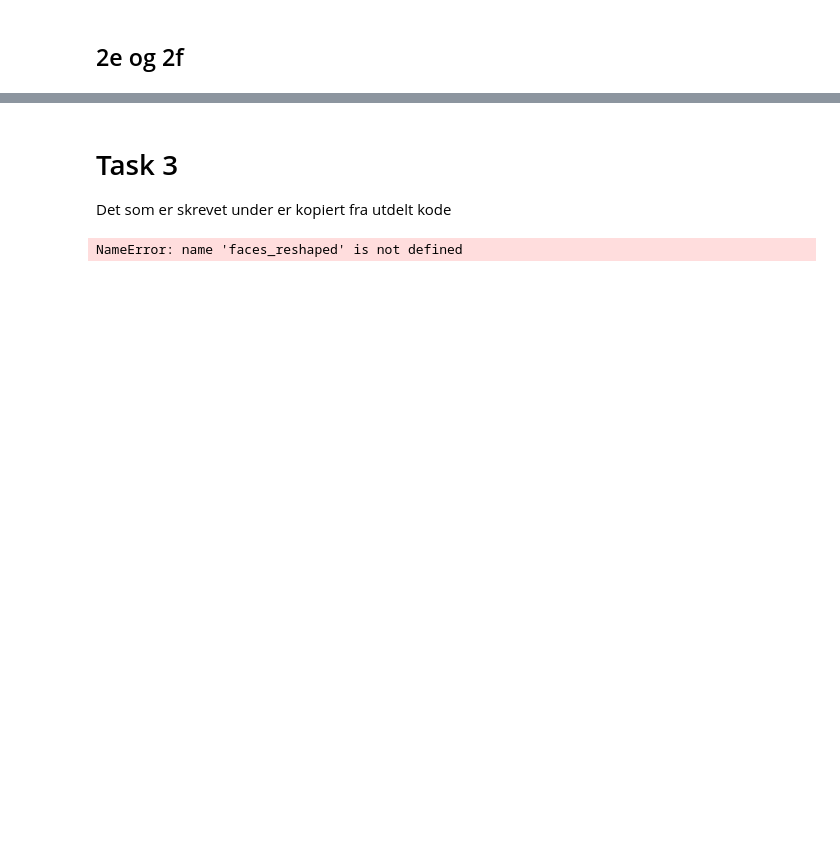
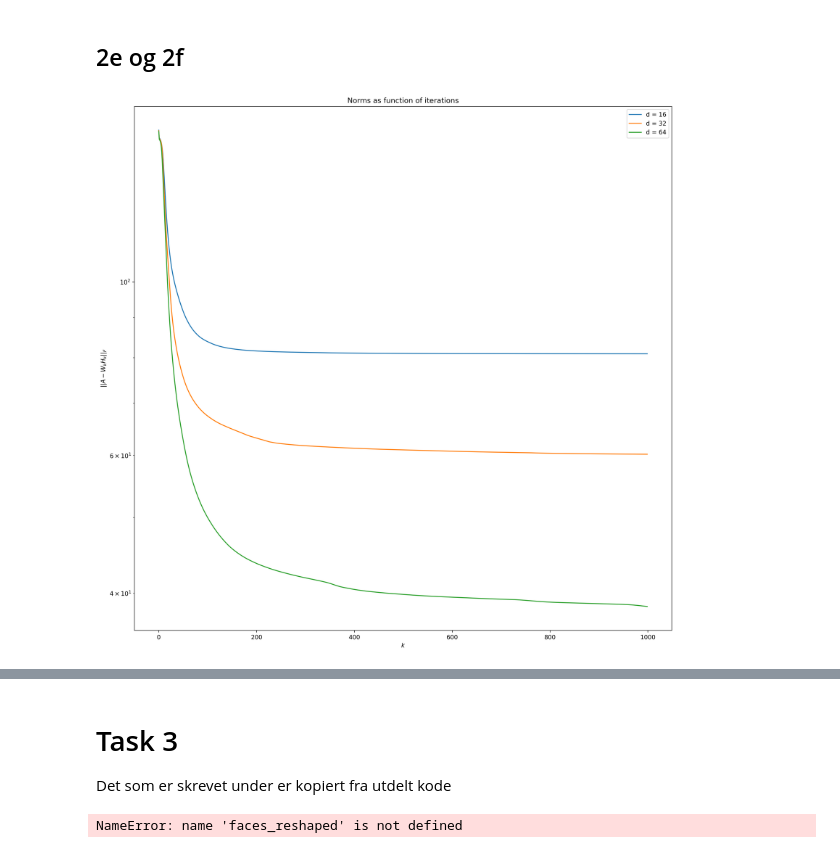
Before and after one commit to sundematias/TMA4320-IndMat-Project-3, a Jupyter notebook: main.ipynb, the cells around one changed output, grey strips where cells are left out. Drawn from its saved outputs; the diff is of its cells as text; code cells hidden in the pictures; blank space fills up the shorter version.

```diff
--- a/main.ipynb
+++ b/main.ipynb
@@ -597,11 +623,13 @@ def plot_norms(norms, d_vals, plot_iteration_norms, plot_final_norms):
 # %%
 # Dette er koden til 2e
 def iteration_norms():
     d_vals = [16, 32, 64]
     norms_calculated = calculate_norms(d_vals, True, False)
     plot_norms(norms_calculated, d_vals, plot_iteration_norms = True, plot_final_norms = False)
 
-#iteration_norms()
+iteration_norms()
+# %% [output]
+[figure, added]
 # %%
 # Dette er koden til 2f
 def final_norms():
```
Also changed, not shown: parts of 9 cells of this notebook.
